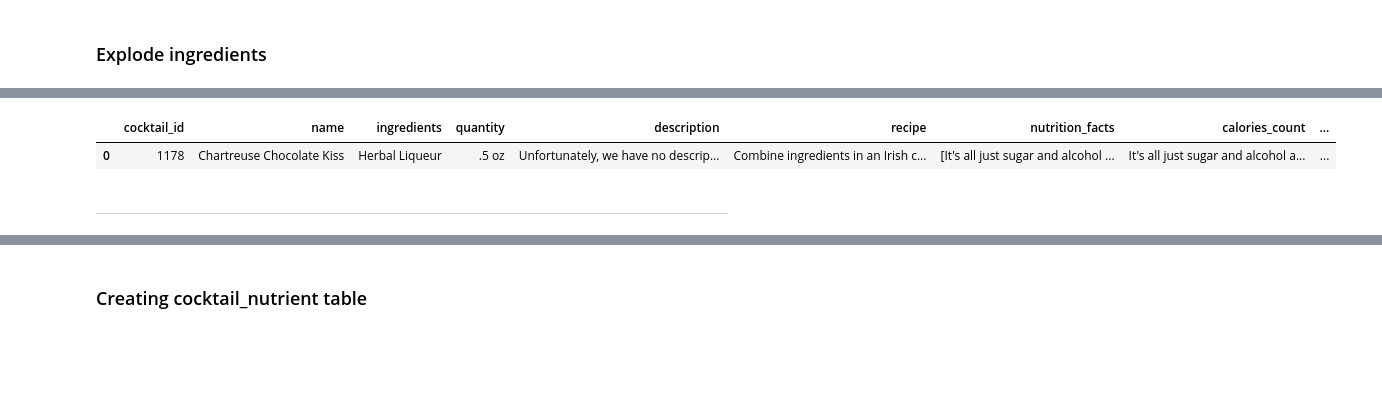
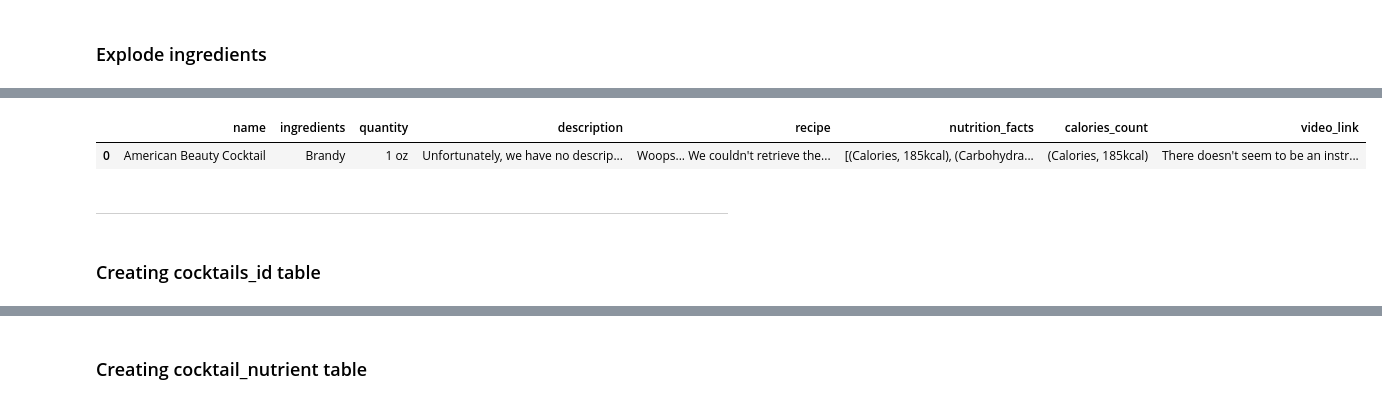
Before and after one commit to Lucien-Stephane-Ld/certification-project-DAFT410, a Jupyter notebook: data_cleaning.ipynb, the cells around one changed output, grey strips where cells are left out. Drawn from its saved outputs; the diff is of its cells as text; code cells hidden in the pictures; blank space fills up the shorter version.

```diff
--- a/data_cleaning.ipynb
+++ b/data_cleaning.ipynb
@@ -10,5 +12,5 @@ EmptyDataError: No columns to parse from file
 # %%
-ctl_df = pd.read_csv('sample_data_for_andy.csv', sep=',')
+# sample_ctl_df = pd.read_csv('sample_data_for_andy.csv', sep=',')
 # %% [markdown]
 Check data
 # %%
@@ -265,13 +310,15 @@ df_exploded.head(5)
 # %%
 #  replacing columns
 
-new_cols = ["cocktail_id","name","ingredients","quantity","description","recipe","nutrition_facts","calories_count","video_link"]
+new_cols = ["name","ingredients","quantity","description","recipe","nutrition_facts","calories_count","video_link"]
 df_exploded = df_exploded[new_cols]
 #or
 df_exploded_ing = df_exploded.reindex(columns=new_cols)
 df_exploded_ing.head(1)
 # %% [output]
-|  | cocktail_id | name | ingredients | quantity | description | recipe | nutrition_facts | calories_count | ... |
-| 0 | 1178 | Chartreuse Chocolate Kiss | Herbal Liqueur | .5 oz | Unfortunately, we have no descrip... | Combine ingredients in an Irish c... | [It's all just sugar and alcohol ... | It's all just sugar and alcohol a... | ... |
+|  | name | ingredients | quantity | description | recipe | nutrition_facts | calories_count | video_link |
+| 0 | American Beauty Cocktail | Brandy | 1 oz | Unfortunately, we have no descrip... | Woops... We couldn't retrieve the... | [(Calories, 185kcal), (Carbohydra... | (Calories, 185kcal) | There doesn't seem to be an instr... |
 # %% [markdown]
 _______________________
+# %% [markdown]
+### Creating cocktails_id table
```
Also changed, not shown: parts of 51 cells of this notebook, 3 other files.
